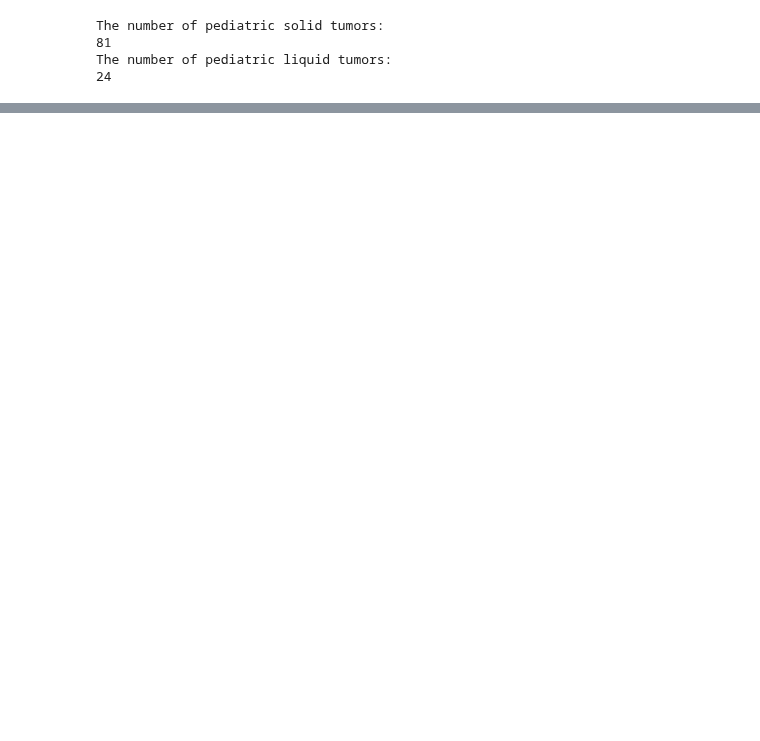
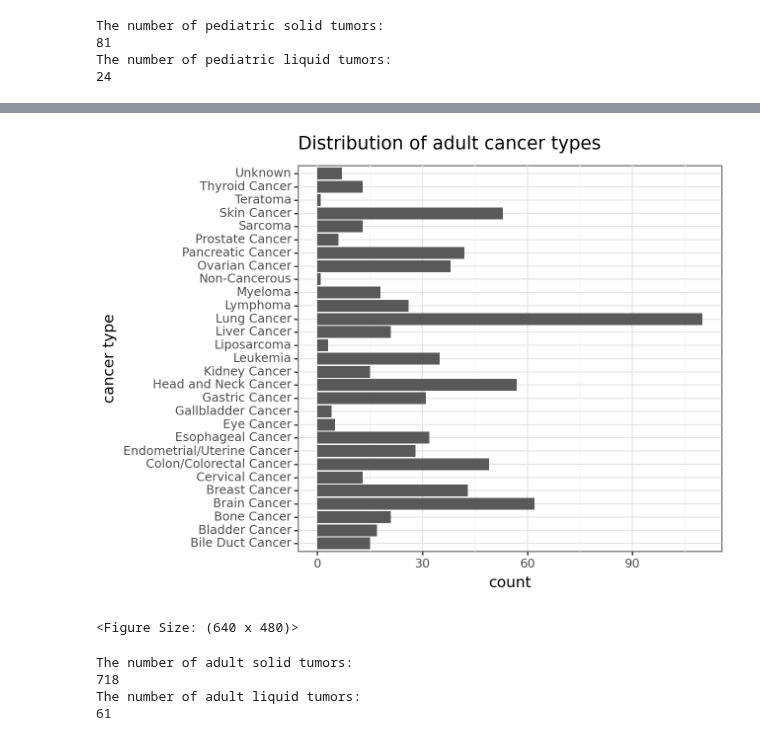
Before and after one commit to WayScience/gene_dependency_representations, a Jupyter notebook: 1.data-exploration/1.model_data_visualization.ipynb, the cells around one changed output, grey strips where cells are left out. Drawn from its saved outputs; the diff is of its cells as text; code cells hidden in the pictures; blank space fills up the shorter version.

Commit message:
Enhanced adult cancer visualization

```diff
--- a/1.data-exploration/1.model_data_visualization.ipynb
+++ b/1.data-exploration/1.model_data_visualization.ipynb
@@ -23,7 +23,11 @@ fig_dir.mkdir(exist_ok=True)
 model_input_file = pathlib.Path(f"{data_dir}/Model.csv")
 crispr_input_file = pathlib.Path(f"{data_dir}/CRISPRGeneDependency.csv")
 
-model_ouput_age_cleaned_file = pathlib.Path(f"{data_dir}/Model_age_column_cleaned.csv")
+model_output_age_cleaned_file = pathlib.Path(f"{data_dir}/Model_age_column_cleaned.csv")
+ped_model_output_age_cleaned_file = pathlib.Path(f"{data_dir}/Pediatric_model_age_column_cleaned.csv")
+adult_model_output_age_cleaned_file = pathlib.Path(f"{data_dir}/Adult_model_age_column_cleaned.csv")
+
+
 cancer_type_output_figure = pathlib.Path(f"{fig_dir}/sample_cancer_types_bar_chart.png")
 age_category_output_figure = pathlib.Path(f"{fig_dir}/age_categories_bar_chart.png")
 age_distribution_output_figure = pathlib.Path(
@@ -33,6 +37,9 @@ sex_output_figure = pathlib.Path(f"{fig_dir}/sample_gender_bar_chart.png")
 pediatric_cancer_type_output_figure = pathlib.Path(
     f"{fig_dir}/pediatric_sample_cancer_types_bar_chart.png"
 )
+adult_cancer_type_output_figure = pathlib.Path(
+    f"{fig_dir}/adult_sample_cancer_types_bar_chart.png"
+)
 # %%
 # Load model data
 model_df = pd.read_csv(model_input_file)
@@ -324,0 +336,11 @@ The number of pediatric liquid tumors:
+# %%
+adult_model_df = (
+    model_df.query("age_categories == 'Adult'")
+    .query("DepMap_ID in @sample_overlap")
+    .reset_index(drop=True)
+)
+
+adult_model_df.to_csv(adult_model_output_age_cleaned_file, index=False)
+
+print(adult_model_df.shape)
+adult_model_df.head(3)
@@ -324,0 +354,4 @@ The number of pediatric liquid tumors:
+# %%
+# What is the distribution of adult tumor types
+adult_cancer_counts = adult_model_df.primary_disease.value_counts()
+adult_cancer_counts
@@ -324,0 +396,39 @@ The number of pediatric liquid tumors:
+# %%
+# Visualize adult cancer type distribution
+adult_cancer_types_bar = (
+    gg.ggplot(
+        adult_cancer_counts.reset_index(), gg.aes(x="index", y="primary_disease")
+    )
+    + gg.geom_bar(stat="identity")
+    + gg.coord_flip()
+    + gg.ggtitle("Distribution of adult cancer types")
+    + gg.ylab("count")
+    + gg.xlab("cancer type")
+    + gg.theme_bw()
+)
+
+adult_cancer_types_bar.save(adult_cancer_type_output_figure, dpi=500)
+
+adult_cancer_types_bar
+# %% [output]
+[figure, added]
+<Figure Size: (640 x 480)>
+# %%
+# Adult solid vs liquid tumors
+print("The number of adult solid tumors:")
+print(
+    adult_model_df.query("primary_disease not in @liquid_tumors")
+    .primary_disease.value_counts()
+    .sum()
+)
+print("The number of adult liquid tumors:")
+print(
+    adult_model_df.query("primary_disease in @liquid_tumors")
+    .primary_disease.value_counts()
+    .sum()
+)
+# %% [output]
+The number of adult solid tumors:
+718
+The number of adult liquid tumors:
+61
```
Also changed, not shown: parts of 13 cells of this notebook, 3 other files.
